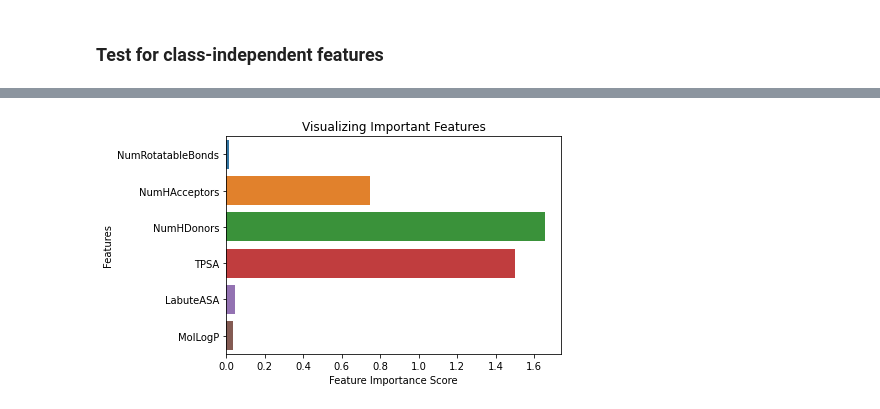
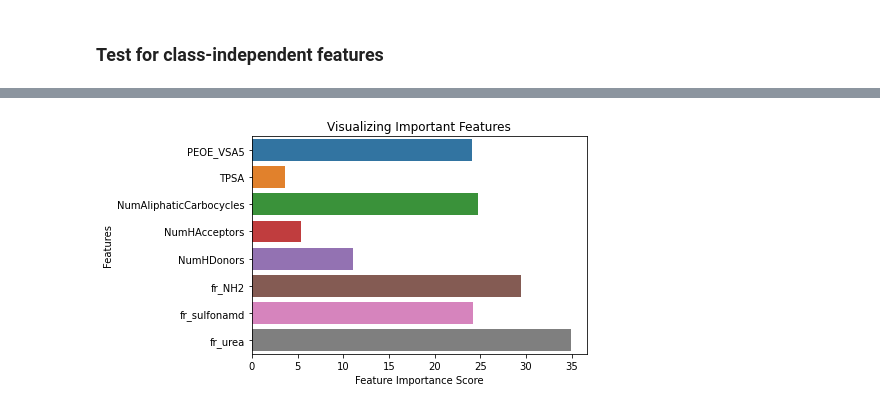
Before and after one commit to caiocrocha/SarsCov2Classifier, a Jupyter notebook: notebooks/ML.ipynb, the cells around one changed output, grey strips where cells are left out. Cells and saved outputs as stored; diff of their text form; code cells hidden in the pictures.

```diff
--- a/notebooks/ML.ipynb
+++ b/notebooks/ML.ipynb
@@ -319,17 +279,21 @@ plants: 0.0871
 # %% [markdown]
 <a id='independent'></a>
 ### Test for class-independent features
+# %%
+from imblearn.over_sampling import SMOTE
+
+y = data['f_activity']
+X = data[descriptors_list]
+X, y = SMOTE(random_state=42).fit_resample(X, y)
 # %%
 from sklearn.preprocessing import MinMaxScaler
 from sklearn.feature_selection import SelectKBest
 from sklearn.feature_selection import chi2
 
-y = data['f_activity']
-X_transformed = MinMaxScaler().fit_transform(data[descriptors_list])
+X_transformed = MinMaxScaler().fit_transform(X)
 X = pd.DataFrame(X_transformed, columns=descriptors_list)
 
 KBest = SelectKBest(score_func=chi2, k=5)
 KBest = KBest.fit(X, y)
 
 df_scores = pd.DataFrame({'features': X.columns, 'Chi2Score': KBest.scores_, 'pValue': KBest.pvalues_ })
-df_scores
@@ -344,6 +300,9 @@ df_scores
 # %%
 # Select features that are more likely to be related to the activity
 cols = KBest.get_support(indices=True)
-selected = X.columns[cols]
-selected
+
+# Add NumHAcceptors, NumHDonors and TPSA if they are not already in the list
+selected = set(X.columns[cols].tolist() + ['NumHAcceptors', 'NumHDonors', 'TPSA'])
+selected = list(selected)
+print(selected)
 # %% [output]
@@ -350,0 +310,3 @@ Index(['NumHAcceptors', 'NumHDonors', 'TPSA', 'LabuteASA', 'MolLogP'], dtype='ob
+# %%
+df_selected = df_scores[df_scores['features'].isin(selected)]
+df_selected
@@ -351,8 +323,8 @@ Index(['NumHAcceptors', 'NumHDonors', 'TPSA', 'LabuteASA', 'MolLogP'], dtype='ob
 # %%
-sns.barplot(x=df_scores['Chi2Score'], y=X.columns)
+sns.barplot(x=df_selected['Chi2Score'], y=df_selected['features'])
 plt.xlabel('Feature Importance Score')
 plt.ylabel('Features')
 plt.title('Visualizing Important Features')
 plt.savefig('figures/important_features.png', dpi=128)
 # %% [output]
-[figure, old version]
+[figure, new version]
```
Also changed, not shown: parts of 15 cells of this notebook, 13 other files.
